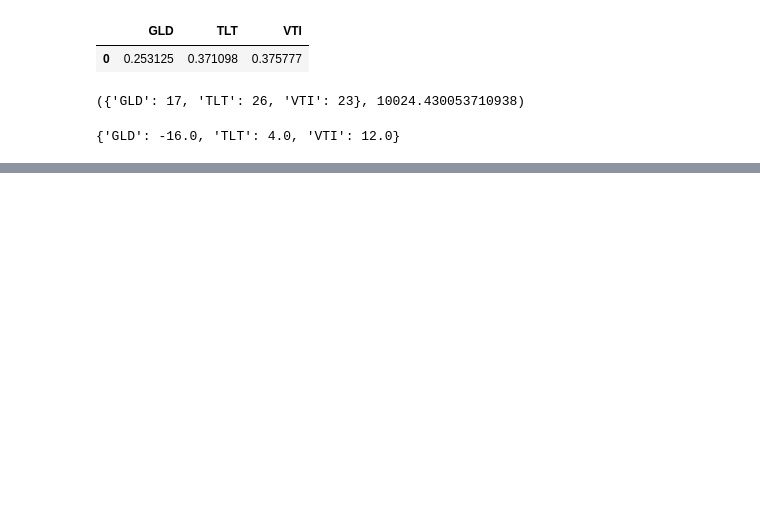
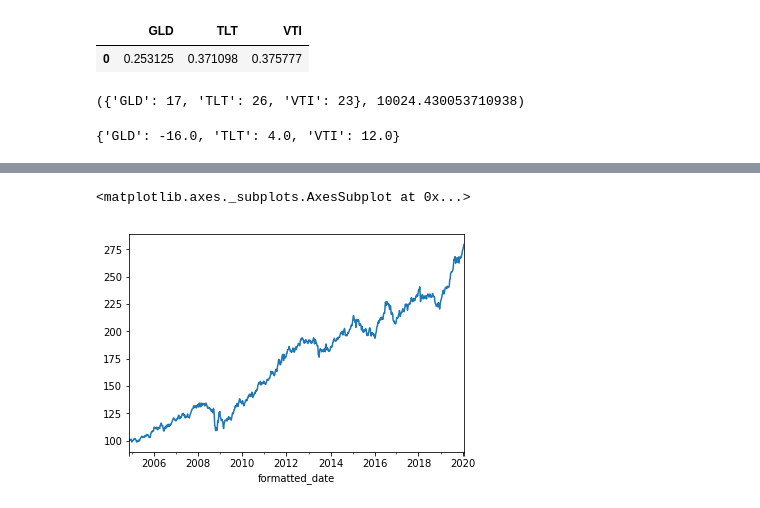
Before and after one commit to DT021/PortfolioAnalyzer, a Jupyter notebook: Examples.ipynb, the cells around one changed output, grey strips where cells are left out. Saved outputs shown, nothing was run; the diff lists cells and outputs as text; code cells hidden in the pictures; blank space fills up the shorter version.

Commit message:
naive backtest fixed method

```diff
--- a/Examples.ipynb
+++ b/Examples.ipynb
@@ -67,7 +67,7 @@ rebalancer.diff(new_exposure)
 # %%
 backtest = NaiveBackTest(optimal_weights, data)
 # %%
-_ = backtest.run()
+portfolio = backtest.run()
 # %%
 data.plot()
 # %% [output]
@@ -75,0 +76,5 @@ data.plot()
+# %%
+portfolio.plot()
+# %% [output]
+<matplotlib.axes._subplots.AxesSubplot at 0x...>
+[figure, added]
```
Also changed, not shown: parts of 5 cells of this notebook, 1 other file.
